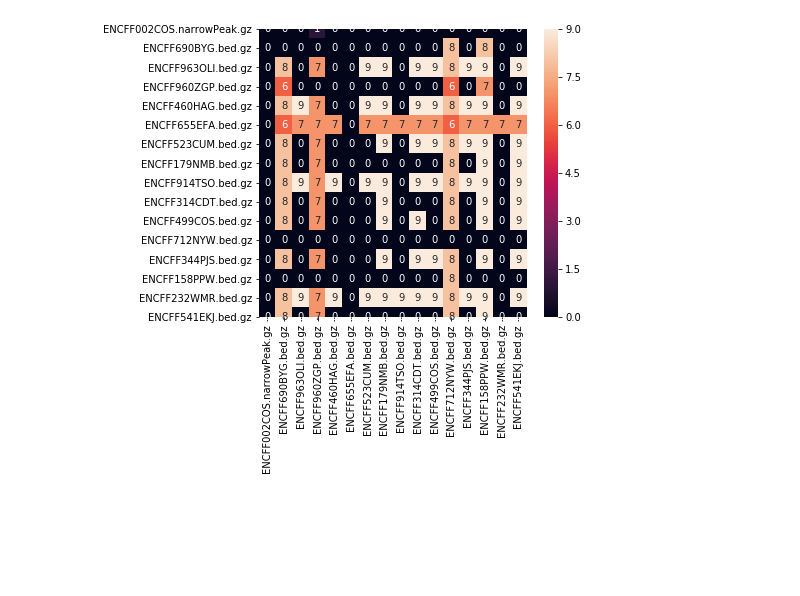
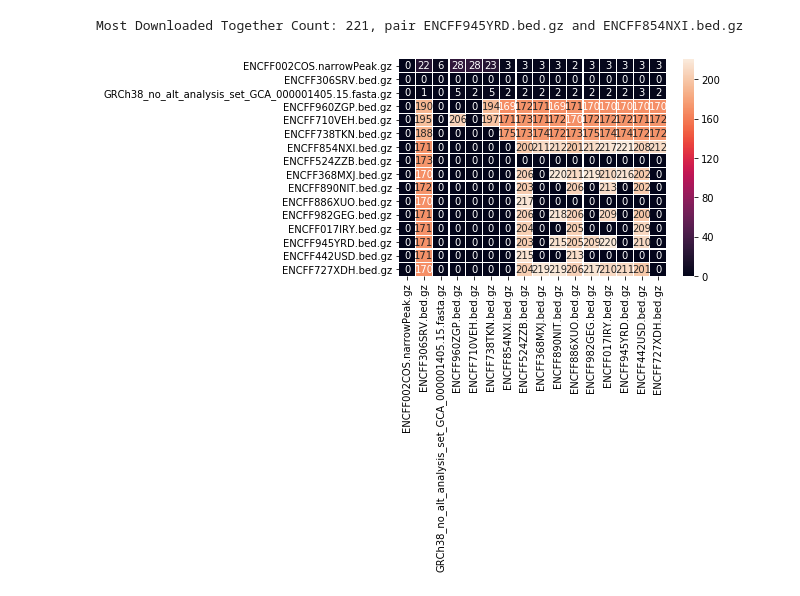
Before and after one commit to qhdwight/stanford-intern-2019, a Jupyter notebook: website/dashboard/common_items_together.ipynb, the cells around one changed output. Drawn from its saved outputs; the diff is of its cells as text; code cells hidden in the pictures; blank space fills up the shorter version.

```diff
--- a/website/dashboard/common_items_together.ipynb
+++ b/website/dashboard/common_items_together.ipynb
@@ -15,9 +15,14 @@ django.setup()
 from dashboard.models import Log, Item
 from django.db.models import F, Count
 # %%
+%%time
 download_requests = Log.objects.filter(http_status=200)
+# Following must be evaluated to list so that s3_key__in works properly on the next line
+# It finds the keys that have been most uniquely downloaded by IP address (not total)
 file_keys = list(Log.objects
              .values_list('s3_key', flat=True)
              .annotate(count=Count('ip_address', distinct=True))
-             .order_by('-count'))[:16]
+             .order_by('-count')[:16])
+# Find all the IPs that could have downloaded at least one of the IPs in the list
+# This narrows our search down tremendously and saves a lot of database search time
 valid_ips = Log.objects.values_list('ip_address', flat=True).filter(s3_key__in=file_keys).distinct()
@@ -34,7 +53,17 @@ for ip in valid_ips:
-# %%
-truncated_labels = [item.split('/')[-1] for item in file_keys]
-axes = sns.heatmap(df, annot=True, xticklabels=truncated_labels, yticklabels=truncated_labels)
-plt.subplots_adjust(bottom=0.0, top=1.0)
-plt.savefig('bet.png', dpi=300)
-# %% [output]
-[figure, removed]
+# %%
+# Finds index and column of the maximum value in the array, which may be of interest
+# Axis 0 and 1 mean search for column and then row. For some reason you can not get the index and column
+# with a single request, at least to my knowledge
+key_1 = df.max(axis=0).idxmax().split('/')[-1]
+key_2 = df.max(axis=1).idxmax().split('/')[-1]
+max_value = df.values.max()
+print(f'Most Downloaded Together Count: {max_value}, pair {key_1} and {key_2}')
+# %% [output]
+Most Downloaded Together Count: 221, pair ENCFF945YRD.bed.gz and ENCFF854NXI.bed.gz
+# %%
+# Remove the long first part of the S3 key and only take the item name and file extension
+truncated_labels = [item.split('/')[-1] for item in file_keys]
+# fmt of empty prevents scientific notation which looks silly
+axes = sns.heatmap(df, annot=True, fmt='', linewidths=0.1, xticklabels=truncated_labels, yticklabels=truncated_labels)
+# %% [output]
+[figure, added]
```
Also changed, not shown: parts of 5 cells of this notebook, 10 other files.
